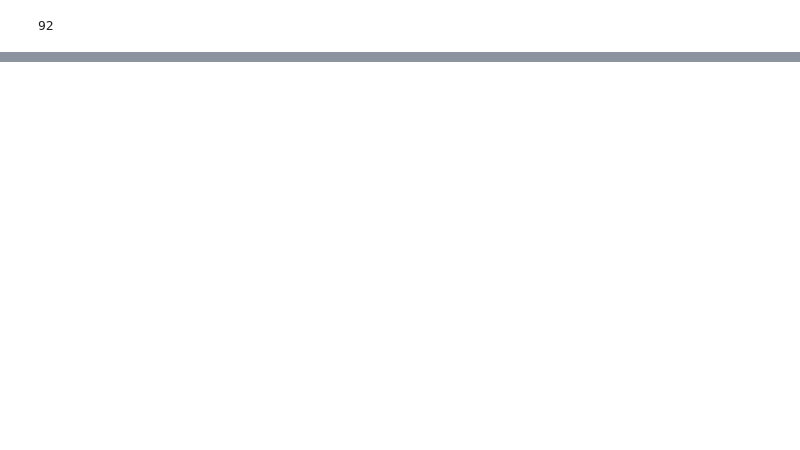
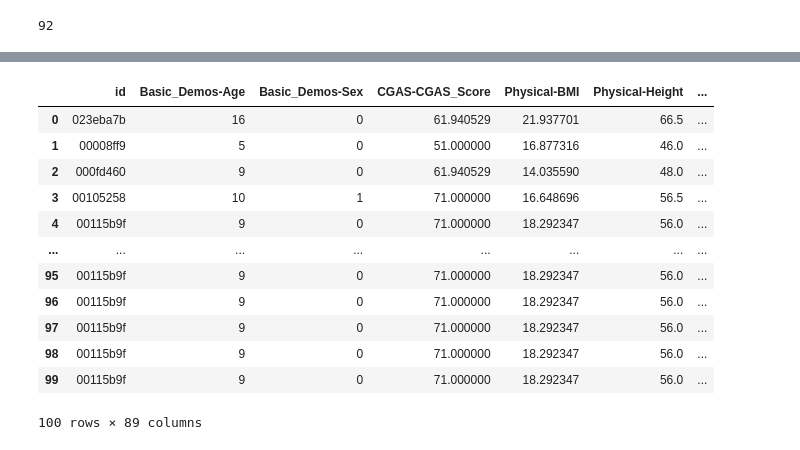
Before and after one commit to sumaniitm/child-mind-inst-problematic-internet-use-kaggle, a Jupyter notebook: suman-data-exploration.ipynb, the cells around one changed output, grey strips where cells are left out. Cells and saved outputs as stored; diff of their text form; code cells hidden in the pictures; blank space fills up the shorter version.

```diff
--- a/suman-data-exploration.ipynb
+++ b/suman-data-exploration.ipynb
@@ -185,16 +169,3 @@ def get_secs(time_of_day):
     ts /= 1000
     date_var = datetime.utcfromtimestamp(ts).strftime('%H:%M:%S')
     return int(date_var.split(':')[2])
-# %%
-parquet_file_name = "id={0}/".format(final_id_list[2])
-first_parquet_file = config_dict['train_parquet_root_path']+parquet_file_name
-
-directory = Path(first_parquet_file)
-
-# Check if any Parquet file exists in the directory
-parquet_files = list(directory.glob("*.parquet"))
-
-if parquet_files:
-    print("Parquet files found:", parquet_files)
-else:
-    print("No Parquet files found in the directory.")
@@ -298,0 +253,26 @@ shape: (44, 89)
+# %%
+from sklearn.preprocessing import StandardScaler
+
+test_df_pandas = test_df.to_pandas()
+complete_column = "id"
+
+missing_mask = test_df_pandas.drop(columns=[complete_column]).isna()
+
+for col in missing_mask.columns:
+    test_df_pandas[col] = test_df_pandas[col].fillna(test_df_pandas[col].mean())
+
+test_df_pandas.head(100)
+# %% [output]
+|  | id | Basic_Demos-Age | Basic_Demos-Sex | CGAS-CGAS_Score | Physical-BMI | Physical-Height | ... |
+| 0 | 023eba7b | 16 | 0 | 61.940529 | 21.937701 | 66.5 | ... |
+| 1 | 00008ff9 | 5 | 0 | 51.000000 | 16.877316 | 46.0 | ... |
+| 2 | 000fd460 | 9 | 0 | 61.940529 | 14.035590 | 48.0 | ... |
+| 3 | 00105258 | 10 | 1 | 71.000000 | 16.648696 | 56.5 | ... |
+| 4 | 00115b9f | 9 | 0 | 71.000000 | 18.292347 | 56.0 | ... |
+| ... | ... | ... | ... | ... | ... | ... | ... |
+| 95 | 00115b9f | 9 | 0 | 71.000000 | 18.292347 | 56.0 | ... |
+| 96 | 00115b9f | 9 | 0 | 71.000000 | 18.292347 | 56.0 | ... |
+| 97 | 00115b9f | 9 | 0 | 71.000000 | 18.292347 | 56.0 | ... |
+| 98 | 00115b9f | 9 | 0 | 71.000000 | 18.292347 | 56.0 | ... |
+| 99 | 00115b9f | 9 | 0 | 71.000000 | 18.292347 | 56.0 | ... |
+100 rows × 89 columns
```
Also changed, not shown: parts of 10 cells of this notebook.
